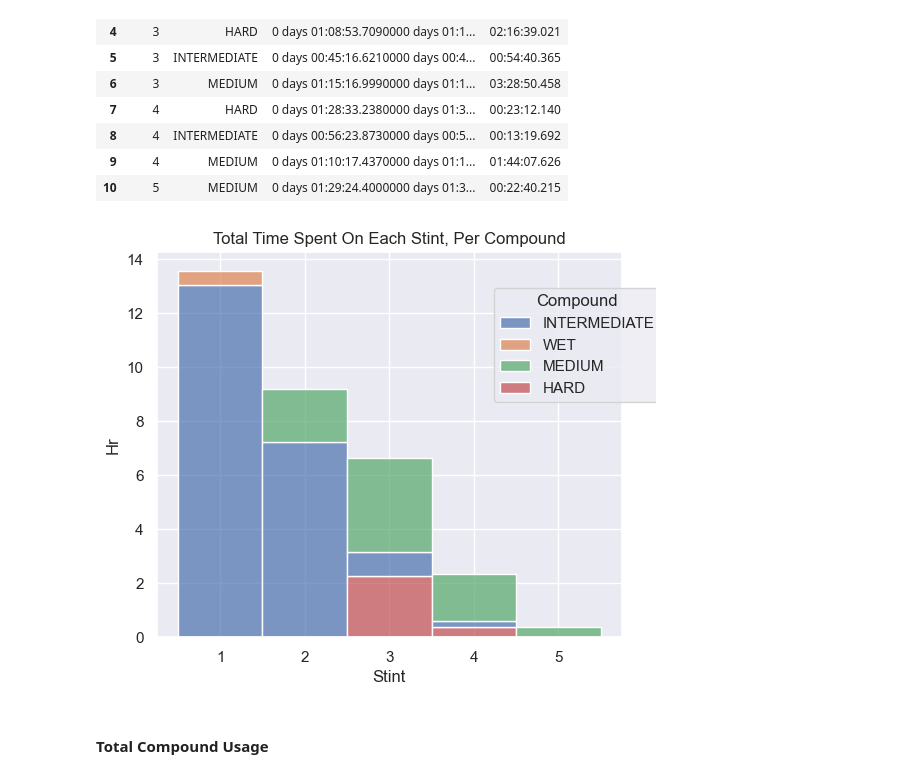
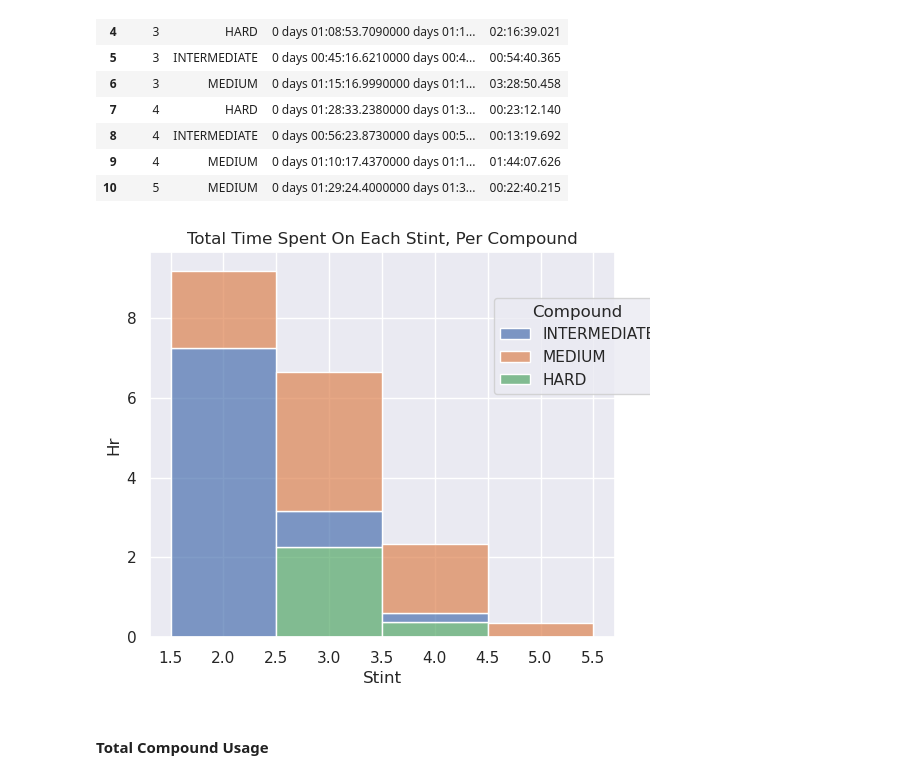
Before and after one commit to MyNameIsCalvinDavis/Data-Science, a Jupyter notebook: F1/F1.ipynb, the cells around one changed output. Cells and saved outputs as stored; diff of their text form; code cells hidden in the pictures.

```diff
--- a/F1/F1.ipynb
+++ b/F1/F1.ipynb
@@ -1400,24 +1400,25 @@ laps
 # %%
 data = []
 for i in laps["Sec"]:
     i = i.split(":")
     data.append( (float(i[0]) * 60) + float(i[1]) )
 laps["Min"] = data
 laps["Hr"] = [x / 60 for x in data]
 # fig = plt.figure(figsize=(10,5))
 # gs = gridspec.GridSpec(1,1)
 # ax = fig.add_subplot(gs[0,0])
+laps = laps[laps["Stint"] > 1]
 
 # g = sns.barplot(x="Stint", y="Hr", hue="Compound", data=laps)
 # # plt.ylim(laps["Min"].min() - 1, laps["Min"].max() + 1)
 # g.set_title("Total Time Spent On Each Stint, Per Compound")
 fig, ax = plt.subplots(figsize=(6,5))
 so.Plot(data=laps, x="Stint", y="Hr", color="Compound") \
     .add(so.Bars(), so.Stack()).label(title="Total Time Spent On Each Stint, Per Compound") \
     .on(ax).plot()
 fig.legends[0].set_bbox_to_anchor((0.65,0.7))
 # %% [output]
-[figure, old version]
+[figure, new version]
 # %% [markdown]
 #### Total Compound Usage
 # %%
```
Also changed, not shown: parts of 20 cells of this notebook.
